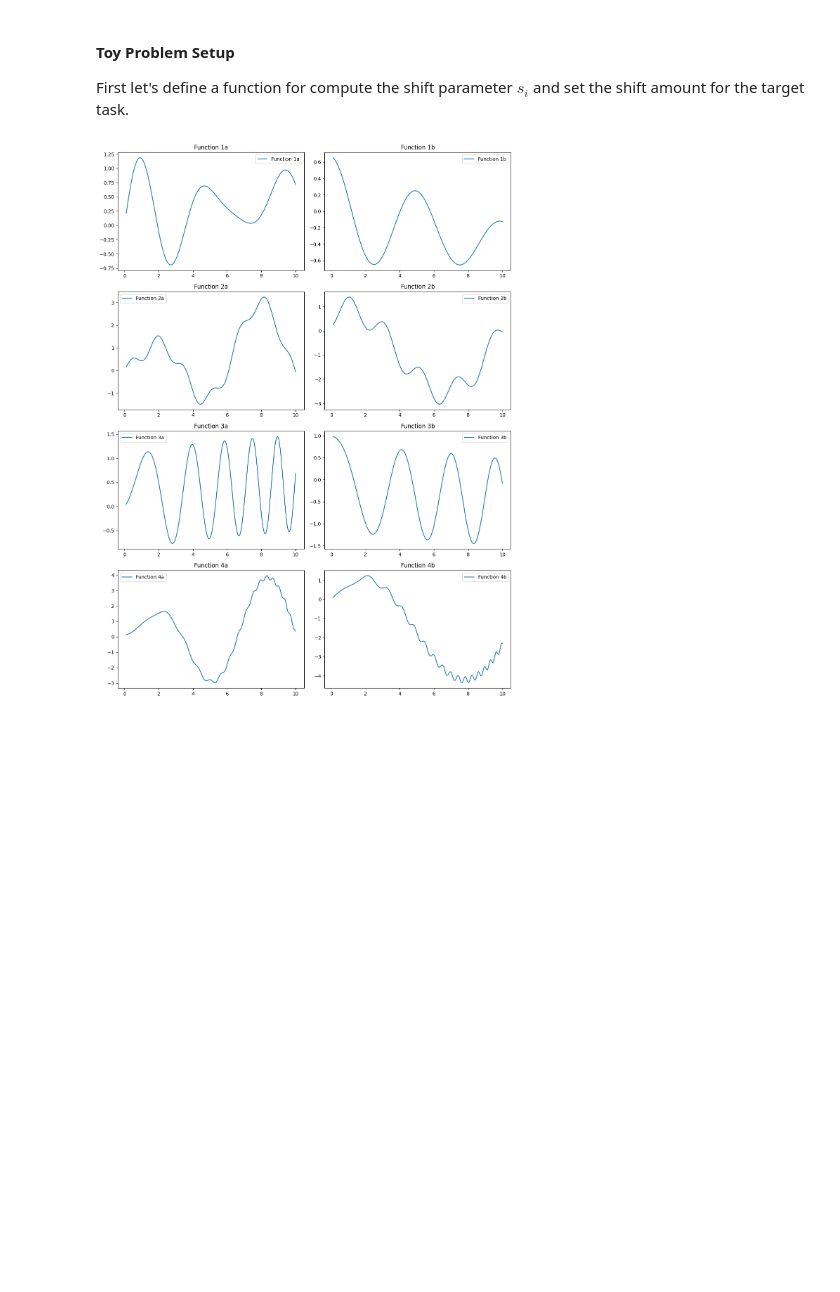
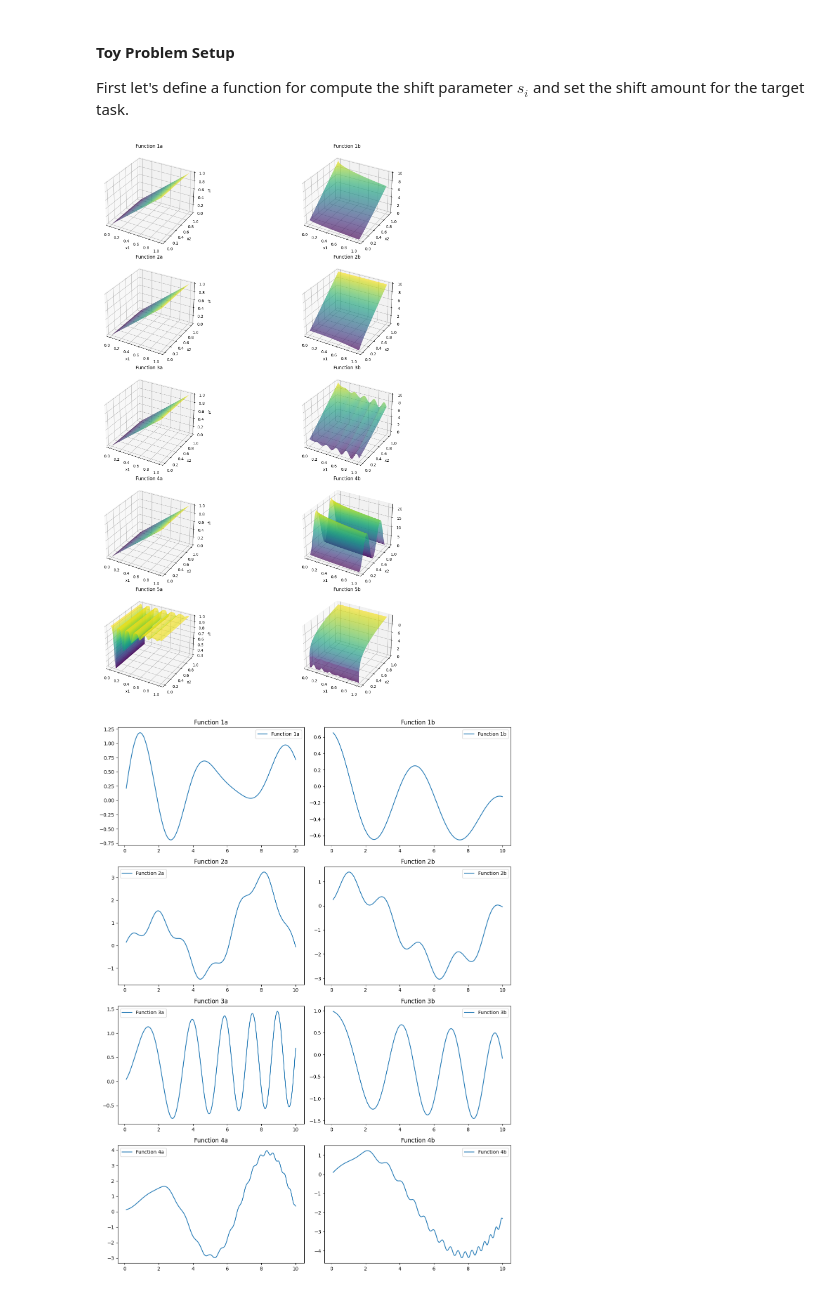
Before and after one commit to vishalvaka/HIL_toolkit_ARL, a Jupyter notebook: notebooks/meta_learning_with_rgpe_MOBO_normal.ipynb, the cells around one changed output. Saved outputs shown, nothing was run; the diff lists cells and outputs as text; code cells hidden in the pictures; blank space fills up the shorter version.

```diff
--- a/notebooks/meta_learning_with_rgpe_MOBO_normal.ipynb
+++ b/notebooks/meta_learning_with_rgpe_MOBO_normal.ipynb
@@ -45,6 +45,78 @@ is a task-dependent shift parameter and $i$ is the task index $i \in [1, t]$.
 #### Toy Problem Setup
 
 First let's define a function for compute the shift parameter $s_i$ and set the shift amount for the target task.
+# %%
+NUM_BASE_TASKS = 4
+
+TARGET_SHIFT = 0.0
+
+import torch
+import matplotlib.pyplot as plt
+from mpl_toolkits.mplot3d import Axes3D
+
+def base_1(x):
+    f1 = x[:, 0]
+    g = 1 + 9 * torch.sum(x[:, 1:], dim=1) / (x.size(1) - 1)
+    f2 = g * (1 - torch.sqrt(f1 / g))
+    return torch.cat([f1.unsqueeze(1), f2.unsqueeze(1)], dim=1)
+
+def base_2(x):
+    f1 = x[:, 0]
+    g = 1 + 9 * torch.sum(x[:, 1:], dim=1) / (x.size(1) - 1)
+    f2 = g * (1 - (f1 / g)**2)
+    return torch.cat([f1.unsqueeze(1), f2.unsqueeze(1)], dim=1)
+
+def base_3(x):
+    f1 = x[:, 0]
+    g = 1 + 9 * torch.sum(x[:, 1:], dim=1) / (x.size(1) - 1)
+    f2 = g * (1 - torch.sqrt(f1 / g) - (f1 / g) * torch.sin(10 * torch.pi * f1))
+    return torch.cat([f1.unsqueeze(1), f2.unsqueeze(1)], dim=1)
+
+def base_4(x):
+    f1 = x[:, 0]
+    g = 1 + 10 * (x.size(1) - 1) + torch.sum(x[:, 1:]**2 - 10 * torch.cos(4 * torch.pi * x[:, 1:]), dim=1)
+    f2 = g * (1 - torch.sqrt(f1 / g))
+    return torch.cat([f1.unsqueeze(1), f2.unsqueeze(1)], dim=1)
+
+def zdt6(x):
+    f1 = 1 - torch.exp(-4 * x[:, 0]) * torch.sin(6 * torch.pi * x[:, 0])**6
+    g = 1 + 9 * (torch.sum(x[:, 1:], dim=1) / (x.size(1) - 1))**0.25
+    h = 1 - (f1 / g)**2
+    f2 = g * h
+    return torch.cat([f1.unsqueeze(1), f2.unsqueeze(1)], dim=1)
+
+# Define the range for the input x as a 2D tensor
+x1 = torch.linspace(0.0, 1, 400)
+x2 = torch.linspace(0.0, 1, 400)
+x1, x2 = torch.meshgrid(x1, x2)
+x = torch.stack([x1.flatten(), x2.flatten()], dim=1)
+
+# Plot the functions
+fig = plt.figure(figsize=(18, 20))
+
+functions = [base_1, base_2, base_3, base_4, zdt6]
+
+for i, func in enumerate(functions):
+    outputs = func(x)
+
+    ax1 = fig.add_subplot(5, 2, 2*i+1, projection='3d')
+    ax1.plot_trisurf(x[:, 0].numpy(), x[:, 1].numpy(), outputs[:, 0].numpy(), cmap='viridis', edgecolor='none')
+    ax1.set_title(f'Function {i+1}a')
+    ax1.set_xlabel('x1')
+    ax1.set_ylabel('x2')
+    ax1.set_zlabel(f'f1')
+
+    ax2 = fig.add_subplot(5, 2, 2*i+2, projection='3d')
+    ax2.plot_trisurf(x[:, 0].numpy(), x[:, 1].numpy(), outputs[:, 1].numpy(), cmap='viridis', edgecolor='none')
+    ax2.set_title(f'Function {i+1}b')
+    ax2.set_xlabel('x1')
+    ax2.set_ylabel('x2')
+    ax2.set_zlabel(f'f2')
+
+plt.tight_layout()
+plt.show()
+# %% [output]
+[figure, added]
 # %%
 NUM_BASE_TASKS = 4
 # set shift for target task
```
Also changed, not shown: parts of 22 cells of this notebook.
